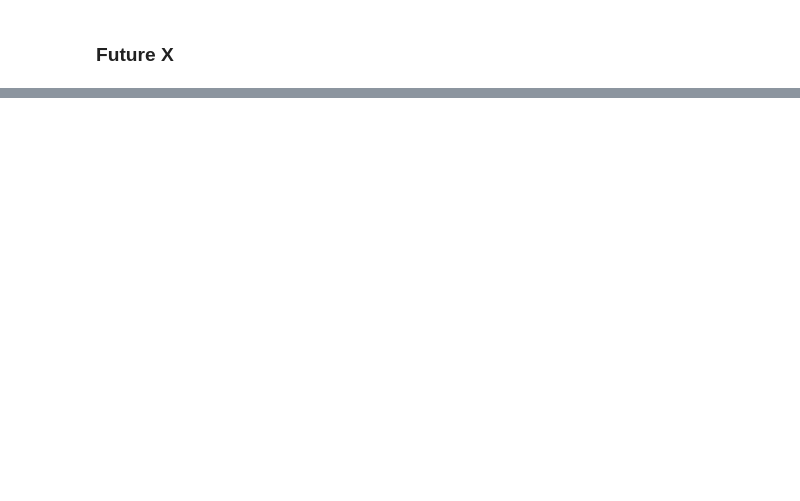
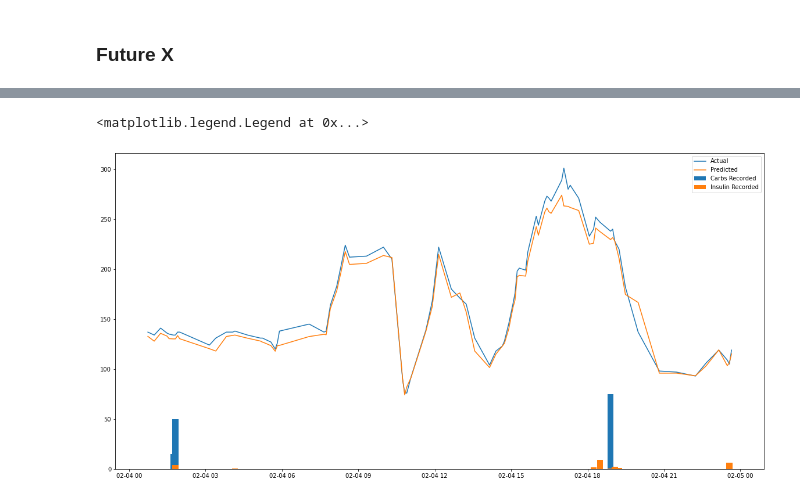
Before and after one commit to Spencer-Weston/BGPredict, a Jupyter notebook: bgpredict/Notebooks/MetricCalculation.ipynb, the cells around one changed output, grey strips where cells are left out. Saved outputs shown, nothing was run; the diff lists cells and outputs as text; code cells hidden in the pictures; blank space fills up the shorter version.

```diff
--- a/bgpredict/Notebooks/MetricCalculation.ipynb
+++ b/bgpredict/Notebooks/MetricCalculation.ipynb
@@ -989,0 +770,5 @@ mean_squared_error(future_y_df['bg'], init_preds)
+# %%
+test_groups = test_y_df.groupby('subjectid')
+subjects = test_y_df.subjectid.values
+subj = np.random.choice(subjects)
+subj
@@ -989,0 +777,7 @@ mean_squared_error(future_y_df['bg'], init_preds)
+# %%
+for name, df in test_groups:
+    if name == subj:
+        out =df.reset_index(drop=True)
+        break
+
+df.head()
@@ -989,0 +791,2 @@ mean_squared_error(future_y_df['bg'], init_preds)
+# %%
+clean_df = clean_data(raw_df, drop_cols=['timestamp'])
@@ -989,0 +813,13 @@ mean_squared_error(future_y_df['bg'], init_preds)
+# %%
+merged = df.merge(clean_df.reset_index(), how='left', left_on='entryid', right_on='entryid')
+subset = merged.loc[(merged.date.astype(str) == "2019-02-04"), :]
+# %%
+fig, ax = plt.subplots(figsize=(20,10))
+ax.plot(subset['timestamp_clean'], subset["Actual"], label="Actual")
+ax.plot(subset['timestamp_clean'], subset["Predicted"], label="Predicted")
+ax.bar(x=subset['timestamp_clean'], height=subset['carbs'], width=0.01, label="Carbs Recorded")
+ax.bar(x=subset['timestamp_clean'], height=subset['insulin'], width=0.01, label="Insulin Recorded")
+plt.legend()
+# %% [output]
+<matplotlib.legend.Legend at 0x...>
+[figure, added]
```
Also changed, not shown: parts of 57 cells of this notebook.
